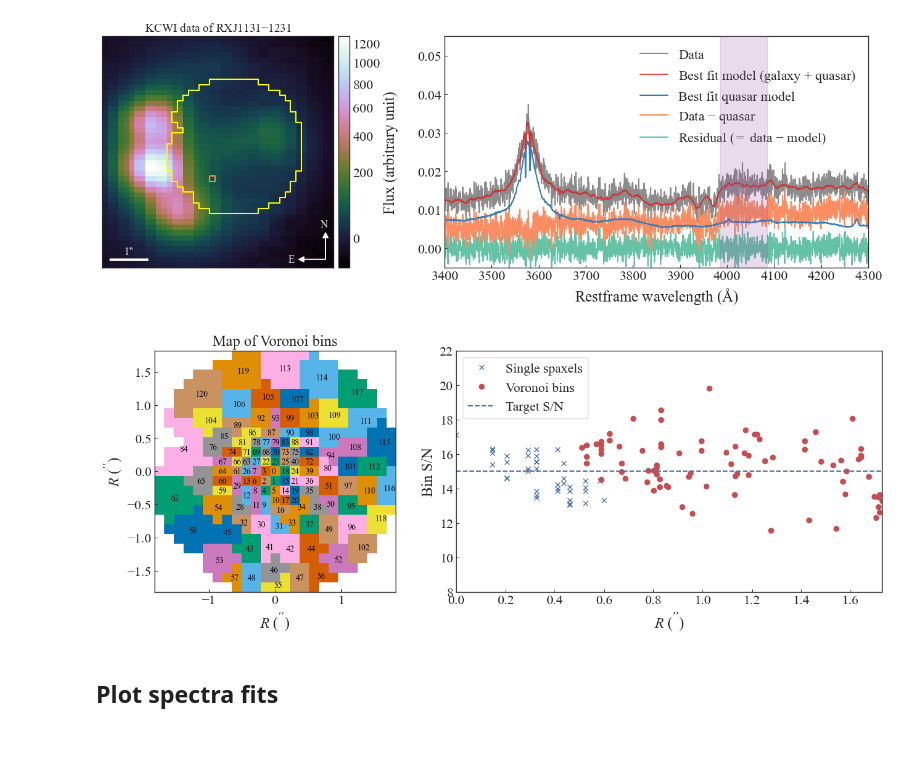
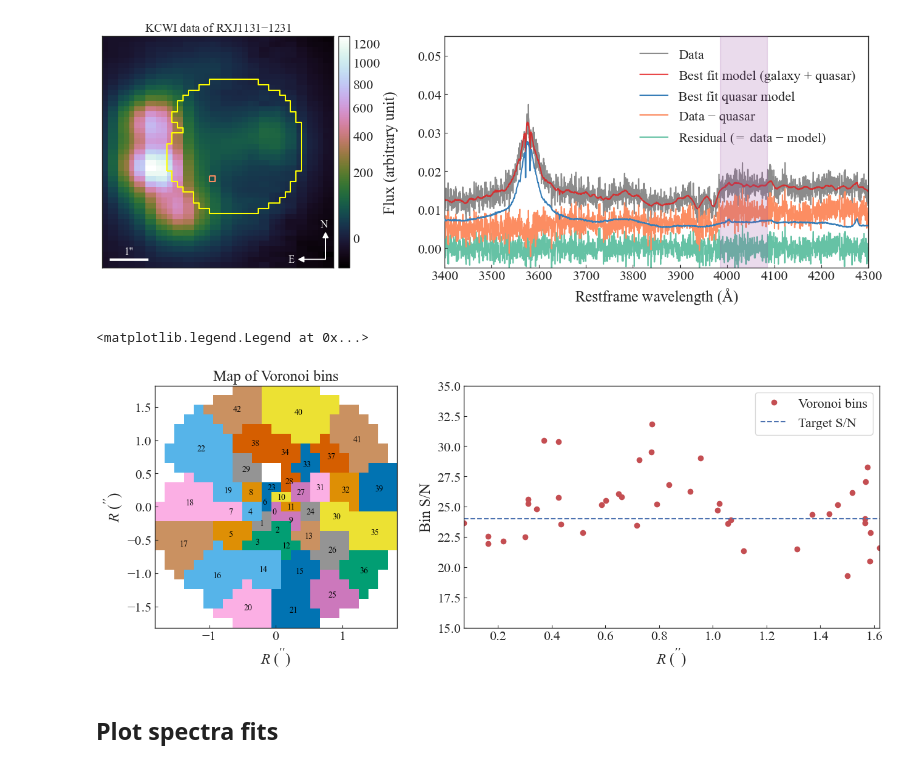
Before and after one commit to TDCOSMO/RXJ1131_KCWI, a Jupyter notebook: Plot spectra fitting.ipynb, the cells around one changed output. Drawn from its saved outputs; the diff is of its cells as text; code cells hidden in the pictures; blank space fills up the shorter version.

```diff
--- a/Plot spectra fitting.ipynb
+++ b/Plot spectra fitting.ipynb
@@ -348,7 +348,7 @@ fig.tight_layout()
 # %% [output]
 [figure]
 # %%
-target_sn = 15
+target_sn = 24
 
 x, y, signal, noise_sig = np.loadtxt('../kcwi_extractions/extracted_dispersions/voronoi_2d_binning_KCWI_RXJ1131_icubes_mosaic_0.1457_arcsec_input.txt').T
 
@@ -377,35 +377,36 @@ ax1 = fig.add_subplot(gs[0, :2])
 # plt.subplot(211)
 np.random.seed(112)
 rnd = np.argsort(np.random.random(xnode.size))  # Randomize bin colors
 _display_pixels(x, y, rnd[classe], pixelsize, cmap=my_cmap) #sns.color_palette('colorblind', as_cmap=True))
 #ax1.plot(xnode, ynode, '+w', scalex=False, scaley=False) # do not rescale after imshow()
 for n in np.arange(len(ynode)):
     ax1.text(xnode[n]-0.05, ynode[n]-0.04, n, fontsize=10, color='black') # do not rescale after imshow()
 ax1.set_xlabel(r'$R\ ({}^{\prime}{}^{\prime})$')
 ax1.set_ylabel(r'$R\ ({}^{\prime}{}^{\prime})$')
 ax1.set_title('Map of Voronoi bins')
 ax1.set_aspect('equal')
 
 # plt.subplot(212)
 ax2 = fig.add_subplot(gs[0, 2:])
 rad = np.sqrt(xBar**2 + yBar**2)  # Use centroids, NOT generators
 # ax2.plot(np.sqrt(x**2 + y**2), signal/noise, '.k', label='Input S/N')
 if np.any(single):
     ax2.plot(rad[single], sn[single], 'xb', label='Single spaxels')
 ax2.plot(rad[~single], sn[~single], 'or', label='Voronoi bins')
 ax2.set_xlabel(r'$R\ ({}^{\prime}{}^{\prime})$')
 ax2.set_ylabel('Bin S/N')
 ax2.axis([np.min(rad), np.max(rad), 0, np.max(sn)*1.05])  # x0, x1, y0, y1
 ax2.plot([np.min(rad), np.max(rad)], [target_sn, target_sn], ls='--', label='Target S/N')
-ax2.set_ylim(8, 22)
+ax2.set_ylim(15, 35)
 
 plt.legend()
 
 # fig.savefig('/Users/ajshajib/Dropbox/Papers_Proposals/rxj1131_kcwi/figures/voronoi_binning_sn15.pdf',
 #             bbox_inches='tight'
 #            )
 # %% [output]
+<matplotlib.legend.Legend at 0x...>
-[figure, old version]
+[figure, new version]
 # %% [markdown]
 ## Plot spectra fits
 # %%
```
Also changed, not shown: parts of 8 cells of this notebook, 25 other files.
